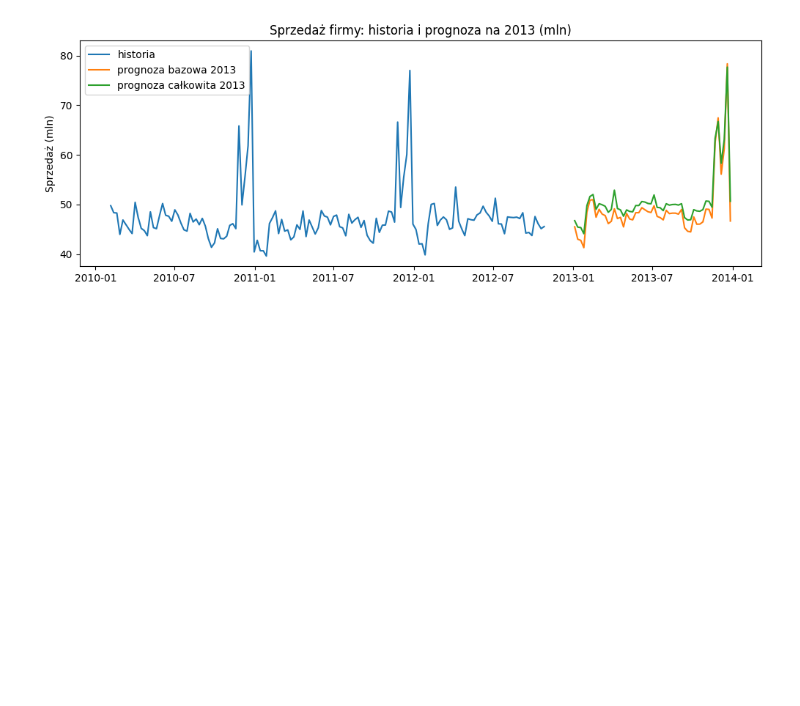
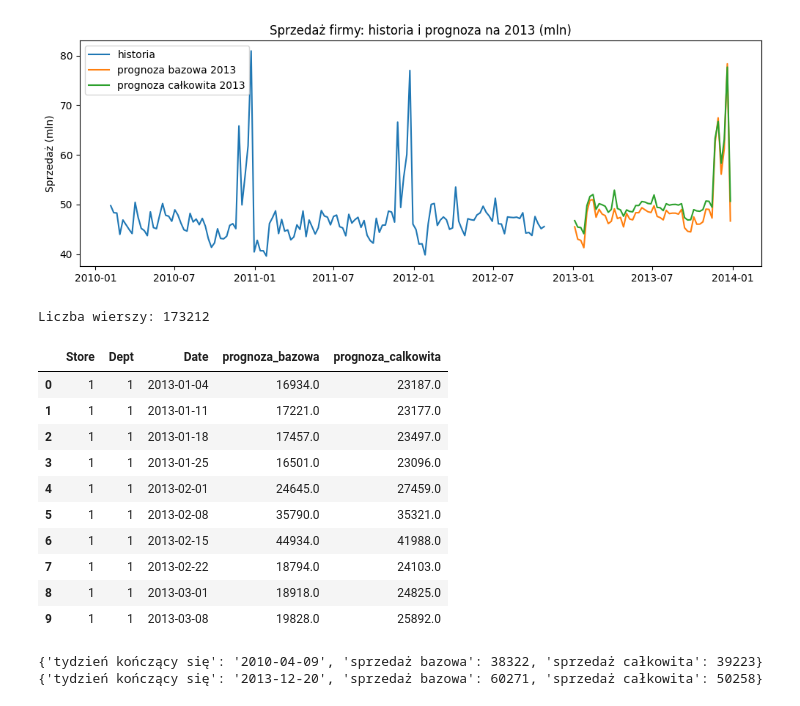
Before and after one commit to teperalicja/Prognoza_sprzedazy, a Jupyter notebook: Prognoza_sprzedazy_2013.ipynb, the cells around one changed output. Cells and saved outputs as stored; diff of their text form; code cells hidden in the pictures; blank space fills up the shorter version.

```diff
--- a/Prognoza_sprzedazy_2013.ipynb
+++ b/Prognoza_sprzedazy_2013.ipynb
@@ -1,10 +1,11 @@
 # %%
-import joblib
-from pathlib import Path
+import pandas as pd
+import matplotlib.pyplot as plt
 
-MODELE = Path(r"C:\Users\Alicja\Desktop\kurs-datascience\Data Science\Prognoza_sprzedazy\modele")
+df = pd.read_pickle("dane.pkl")
+df["Type_num"] = df["Type"].map({"A": 0, "B": 1, "C": 2})
+df["Month"] = df["Date"].dt.month
+df["WeekOfYear"] = df["Date"].dt.isocalendar().week.astype(int)
 
-model_baz_final = joblib.load(MODELE / "model_bazowy.joblib")
-model_cal_final = joblib.load(MODELE / "model_calkowity.joblib")
-print("modele wczytane")
+print(df.shape)
 # %% [output]
@@ -73,3 +83,43 @@ plt.legend()
 plt.show()
 # %% [output]
 [figure]
+# %%
+wynik = przyszlosc[["Store", "Dept", "Date", "prognoza_bazowa", "prognoza_calkowita"]].copy()
+wynik[["prognoza_bazowa", "prognoza_calkowita"]] = wynik[["prognoza_bazowa", "prognoza_calkowita"]].round(0)
+
+print("Liczba wierszy:", len(wynik))
+wynik[(wynik["Store"] == 1) & (wynik["Dept"] == 1)].head(10)
+# %% [output]
+Liczba wierszy: 173212
+|  | Store | Dept | Date | prognoza_bazowa | prognoza_calkowita |
+| 0 | 1 | 1 | 2013-01-04 | 16934.0 | 23187.0 |
+| 1 | 1 | 1 | 2013-01-11 | 17221.0 | 23177.0 |
+| 2 | 1 | 1 | 2013-01-18 | 17457.0 | 23497.0 |
+| 3 | 1 | 1 | 2013-01-25 | 16501.0 | 23096.0 |
+| 4 | 1 | 1 | 2013-02-01 | 24645.0 | 27459.0 |
+| 5 | 1 | 1 | 2013-02-08 | 35790.0 | 35321.0 |
+| 6 | 1 | 1 | 2013-02-15 | 44934.0 | 41988.0 |
+| 7 | 1 | 1 | 2013-02-22 | 18794.0 | 24103.0 |
+| 8 | 1 | 1 | 2013-03-01 | 18918.0 | 24825.0 |
+| 9 | 1 | 1 | 2013-03-08 | 19828.0 | 25892.0 |
+# %%
+kolumny = ["Date"] + calkowity
+wszystko = pd.concat([df[kolumny], przyszlosc[kolumny]], ignore_index=True)
+
+def predict(store, dept, week):
+    data = pd.to_datetime(week, dayfirst=True)
+    tydzien = pd.offsets.Week(weekday=4).rollforward(data)
+    wiersz = wszystko[(wszystko["Store"] == store) & (wszystko["Dept"] == dept) & (wszystko["Date"] == tydzien)]
+    if wiersz.empty:
+        return "Brak danych dla tego sklepu, działu i tygodnia."
+    baz = max(model_baz_final.predict(wiersz[bazowy].astype(float))[0], 0)
+    cal = max(model_cal_final.predict(wiersz[calkowity].astype(float))[0], 0)
+    return {"tydzień kończący się": str(tydzien.date()),
+            "sprzedaż bazowa": round(float(baz)),
+            "sprzedaż całkowita": round(float(cal))}
+
+print(predict(1, 1, "9/4/2010"))
+print(predict(1, 1, "20/12/2013"))
+# %% [output]
+{'tydzień kończący się': '2010-04-09', 'sprzedaż bazowa': 38322, 'sprzedaż całkowita': 39223}
+{'tydzień kończący się': '2013-12-20', 'sprzedaż bazowa': 60271, 'sprzedaż całkowita': 50258}
```
Also changed, not shown: parts of 2 cells of this notebook, 1 other file.
